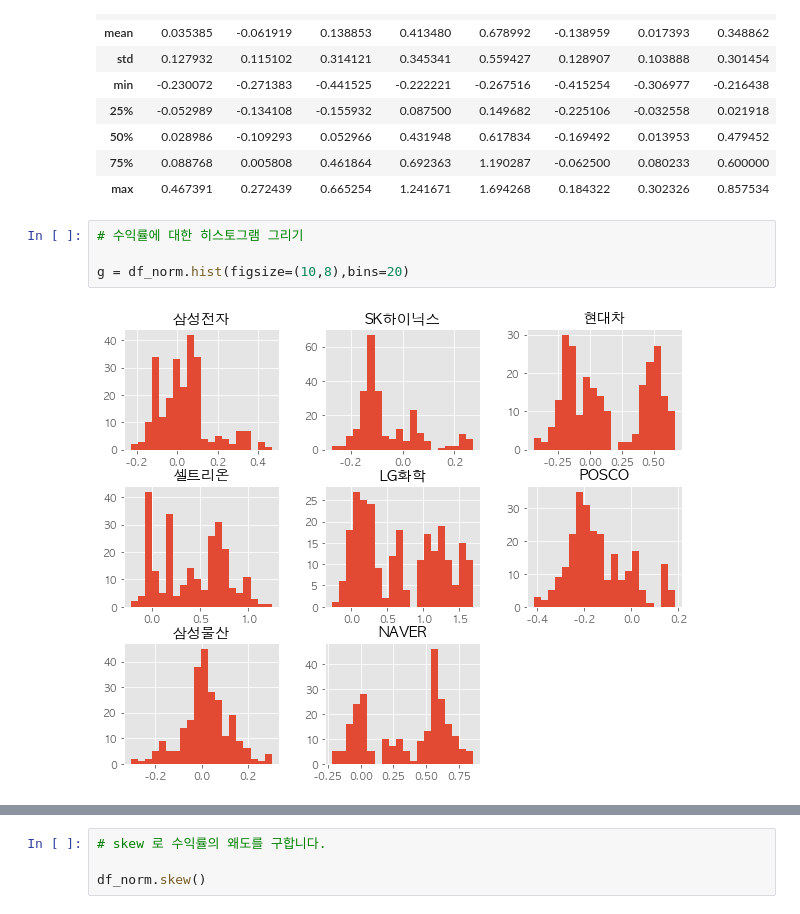
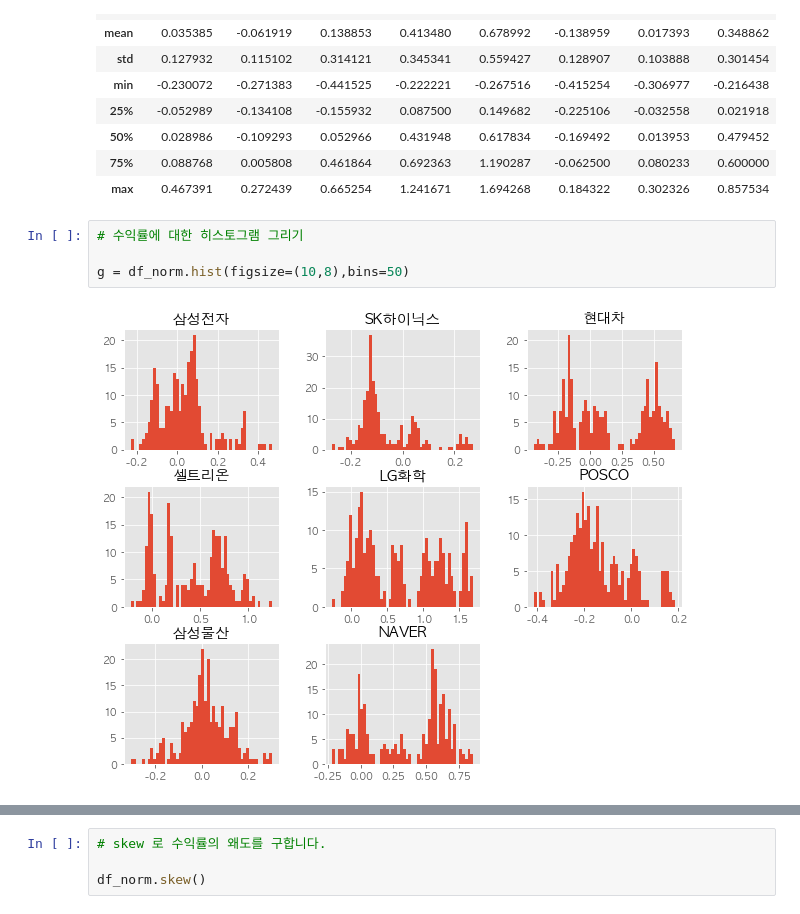
Before and after one commit to kevin-hyun/finance-DA, a Jupyter notebook: 3.2 FinanceDataReader를 통한 여러 종목 수익률 비교-input.ipynb, the cells around one changed output, grey strips where cells are left out. Drawn from its saved outputs; the diff is of its cells as text.

```diff
--- a/3.2 FinanceDataReader를 통한 여러 종목 수익률 비교-input.ipynb
+++ b/3.2 FinanceDataReader를 통한 여러 종목 수익률 비교-input.ipynb
@@ -266,9 +266,9 @@ df_norm.describe()
 # %%
 # 수익률에 대한 히스토그램 그리기
 
-g = df_norm.hist(figsize=(10,8),bins=20)
+g = df_norm.hist(figsize=(10,8),bins=50)
 # %% [output]
-[figure, old version]
+[figure, new version]
 # %% [markdown]
 ## 왜도와 첨도
 
```
Also changed, not shown: parts of 1 cell of this notebook, 4 other files.
